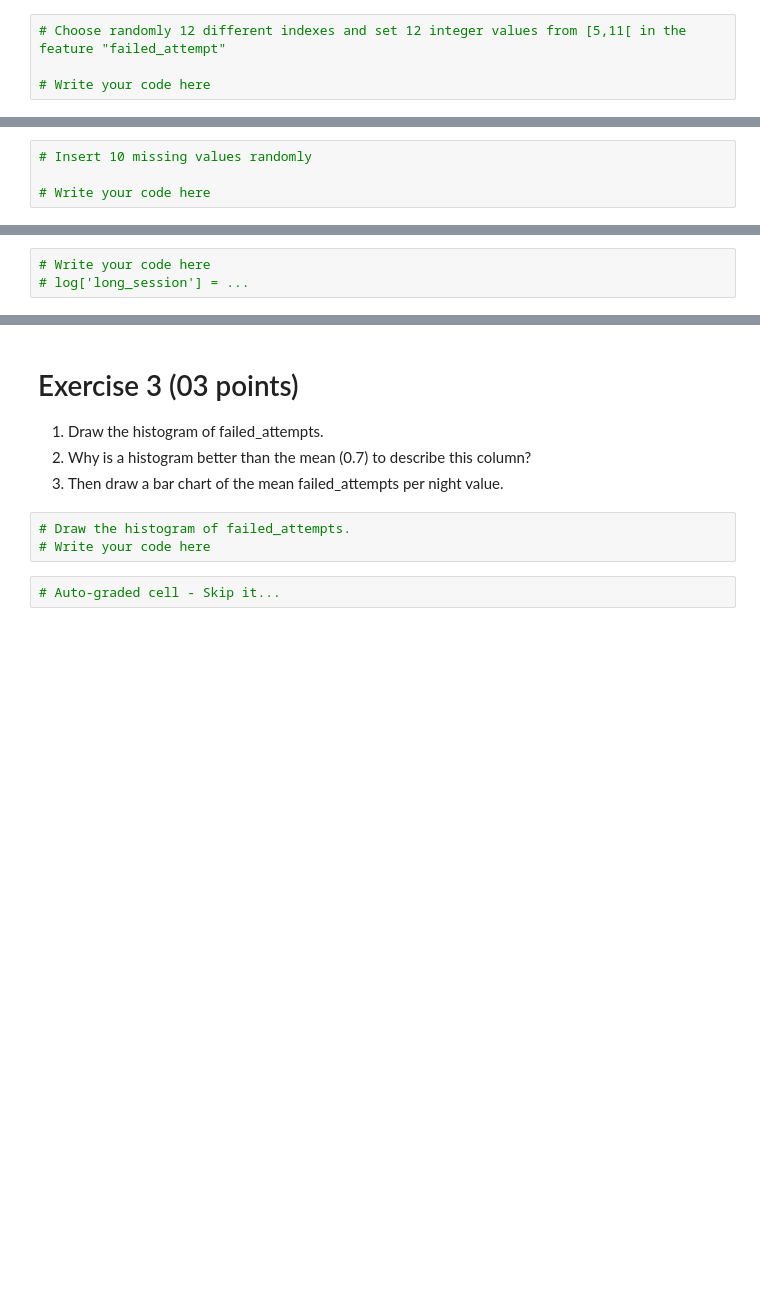
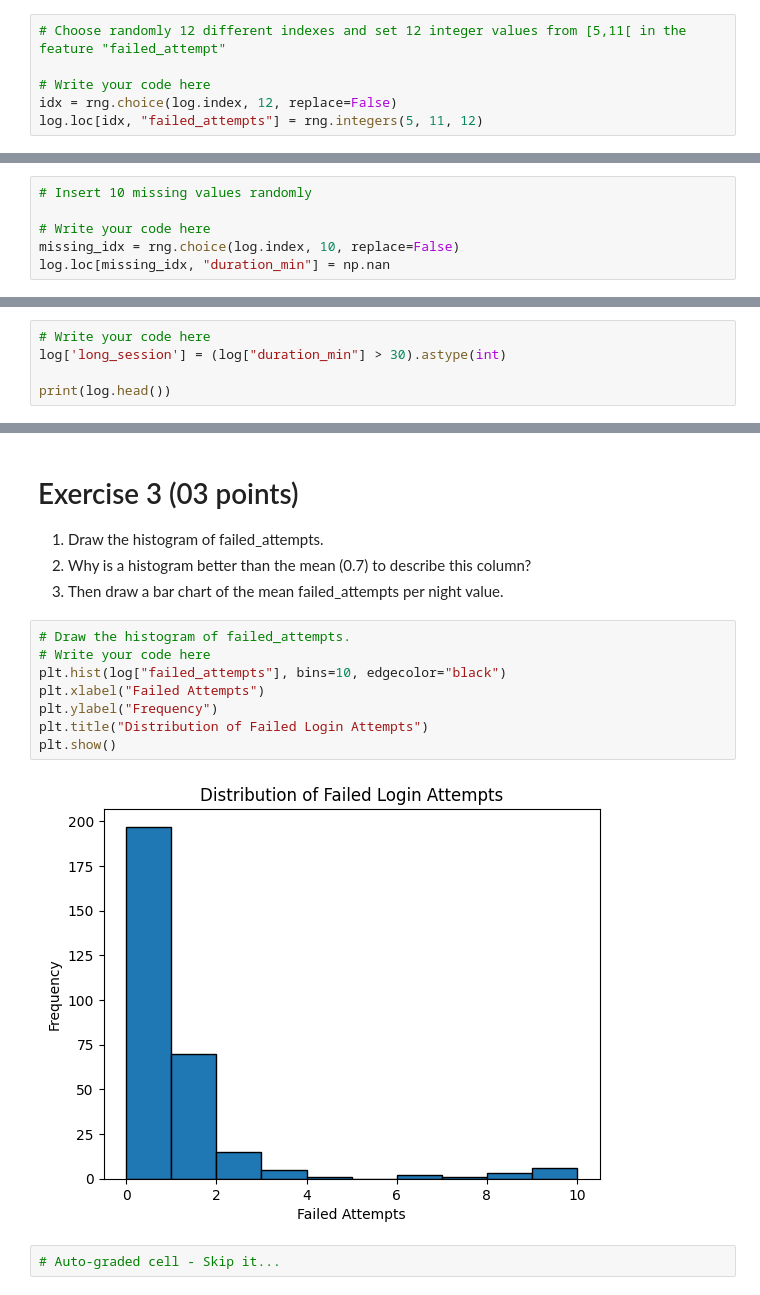
Before and after one commit to maar1eyy/WKSHP1, a Jupyter notebook: TP1.ipynb, the cells around one changed output, grey strips where cells are left out. Cells and saved outputs as stored; diff of their text form; blank space fills up the shorter version.

```diff
--- a/TP1.ipynb
+++ b/TP1.ipynb
@@ -78,6 +96,8 @@ log = pd.DataFrame({"user":    rng.choice(["ali", "sara", "yacine", "nour", "kar
 # Choose randomly 12 different indexes and set 12 integer values from [5,11[ in the feature "failed_attempt"
 
 # Write your code here
+idx = rng.choice(log.index, 12, replace=False)
+log.loc[idx, "failed_attempts"] = rng.integers(5, 11, 12)
 # %%
 # Autograded cell (Failed attempts)
 # Skip it
@@ -85,6 +105,8 @@ log = pd.DataFrame({"user":    rng.choice(["ali", "sara", "yacine", "nour", "kar
 # Insert 10 missing values randomly
 
 # Write your code here
+missing_idx = rng.choice(log.index, 10, replace=False)
+log.loc[missing_idx, "duration_min"] = np.nan
 # %%
 # Auto graded cell (missing values)
 # skip it
@@ -110,4 +149,6 @@ log = pd.DataFrame({"user":    rng.choice(["ali", "sara", "yacine", "nour", "kar
 3. Add a column long_session equal to 1 when duration_min is above 30.
 # %%
 # Write your code here
-# log['long_session'] = ...
+log['long_session'] = (log["duration_min"] > 30).astype(int)
+
+print(log.head())
@@ -121,6 +169,13 @@ log = pd.DataFrame({"user":    rng.choice(["ali", "sara", "yacine", "nour", "kar
 # %%
 # Draw the histogram of failed_attempts.
 # Write your code here
+plt.hist(log["failed_attempts"], bins=10, edgecolor="black")
+plt.xlabel("Failed Attempts")
+plt.ylabel("Frequency")
+plt.title("Distribution of Failed Login Attempts")
+plt.show()
+# %% [output]
+[figure, added]
 # %%
 # Auto-graded cell - Skip it...
 # %%
```
Also changed, not shown: parts of 15 cells of this notebook.
